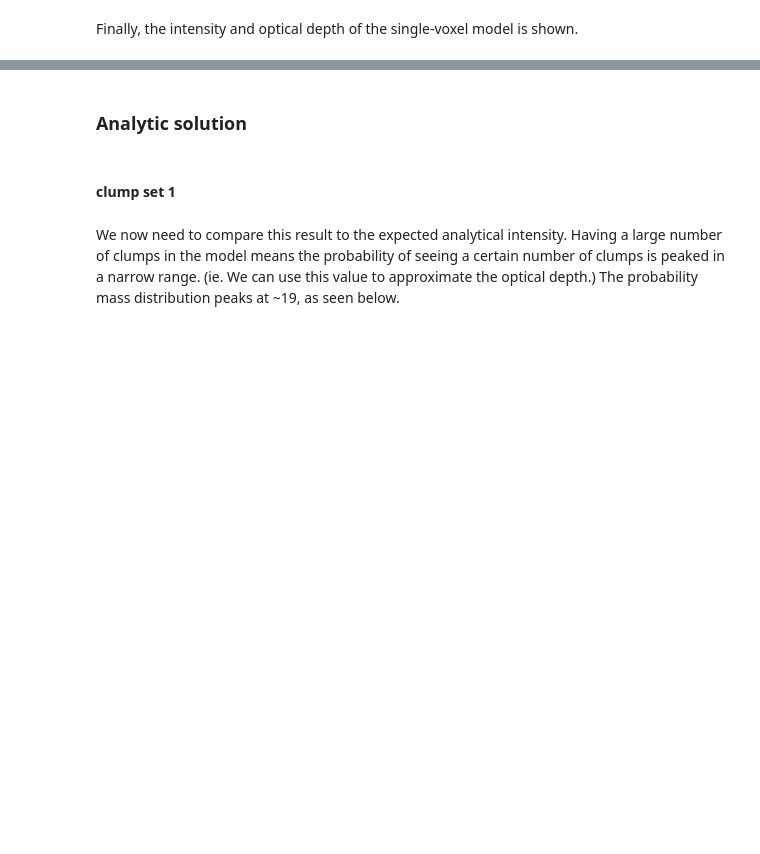
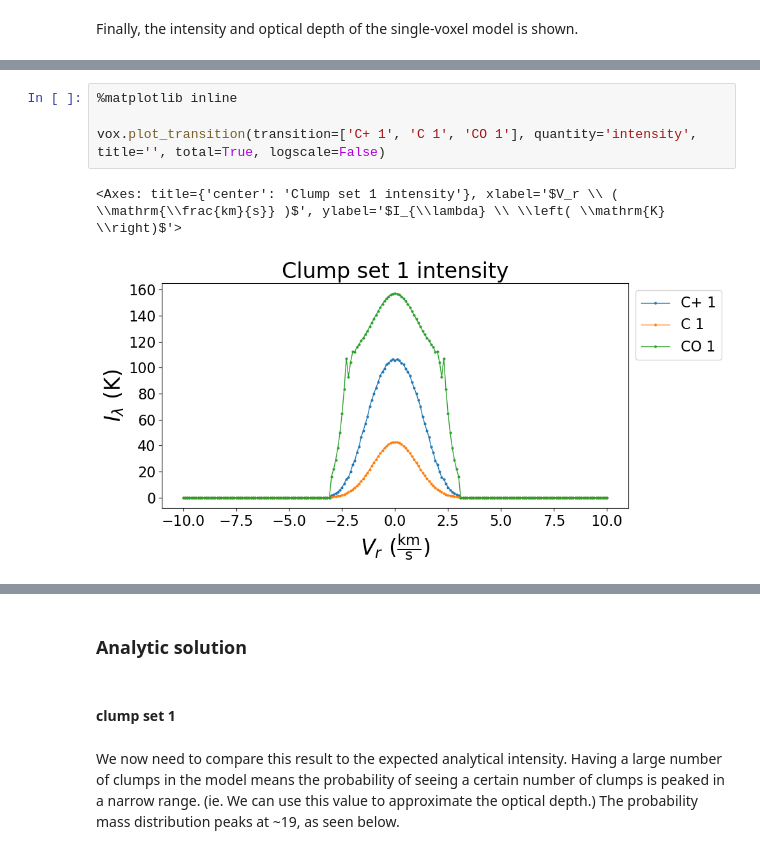
Before and after one commit to CraigYanitski/kosmatau3d, a Jupyter notebook: notebooks/single-voxel/voxel.ipynb, the cells around one changed output, grey strips where cells are left out. Saved outputs shown, nothing was run; the diff lists cells and outputs as text; blank space fills up the shorter version.

```diff
--- a/notebooks/single-voxel/voxel.ipynb
+++ b/notebooks/single-voxel/voxel.ipynb
@@ -667,3 +676,10 @@ vox.plot_transition(transition=['C+ 1', 'C 1', 'CO 1'], quantity='intensity', ti
+# %%
+%matplotlib inline
+
+vox.plot_transition(transition=['C+ 1', 'C 1', 'CO 1'], quantity='intensity', title='', total=True, logscale=False)
+# %% [output]
+<Axes: title={'center': 'Clump set 1 intensity'}, xlabel='$V_r \\ ( \\mathrm{\\frac{km}{s}} )$', ylabel='$I_{\\lambda} \\ \\left( \\mathrm{K} \\right)$'>
+[figure, added]
 # %%
 vox.get_taufuv()
 # %% [output]
```
Also changed, not shown: parts of 35 cells of this notebook.
